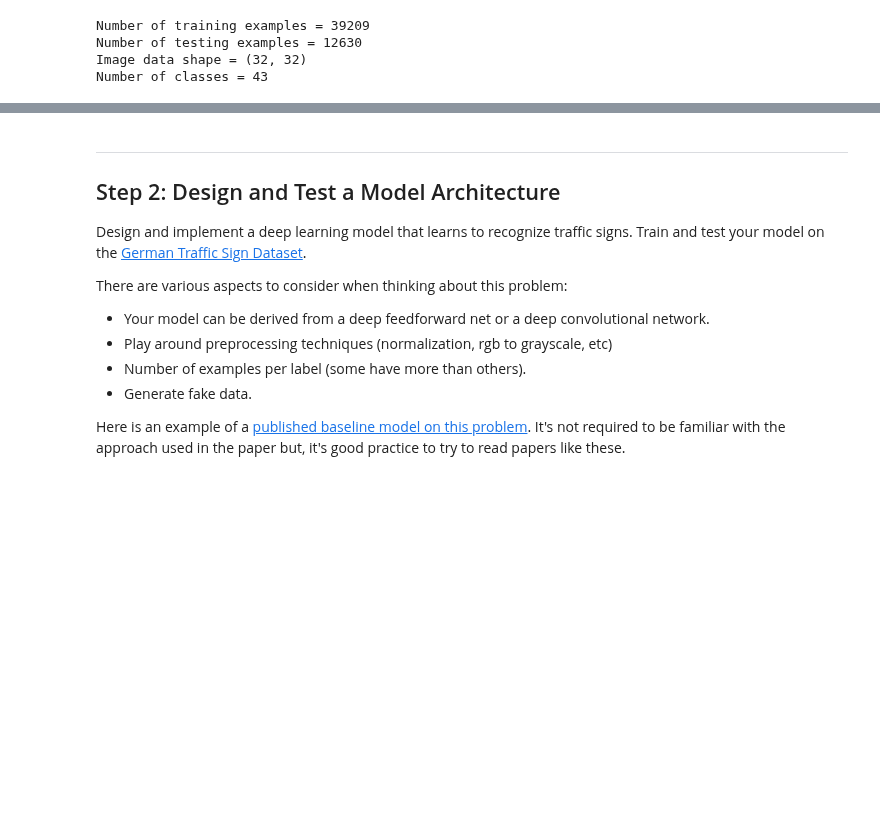
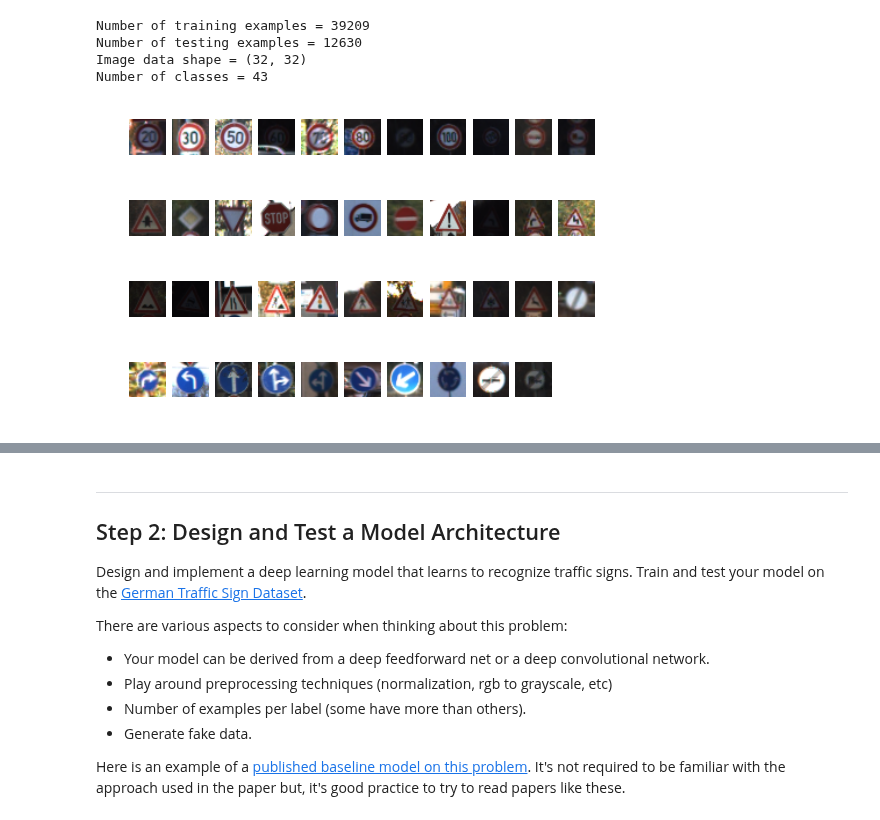
Before and after one commit to carlosgalvezp/Udacity-Self-Driving-Car-Nanodegree, a Jupyter notebook: term1/projects/CarND-TrafficSigns-P2/Traffic_Signs_Recognition.ipynb, the cells around one changed output, grey strips where cells are left out. Saved outputs shown, nothing was run; the diff lists cells and outputs as text; code cells hidden in the pictures; blank space fills up the shorter version.

Commit message:
Add more examples to Step 1

```diff
--- a/term1/projects/CarND-TrafficSigns-P2/Traffic_Signs_Recognition.ipynb
+++ b/term1/projects/CarND-TrafficSigns-P2/Traffic_Signs_Recognition.ipynb
@@ -106,0 +118,10 @@ Number of classes = 43
+# %%
+# Plot one example of the 43 different classes
+_, idx = np.unique(y_test, return_index=True)
+X_test_unique = X_test[idx, :, :, :]
+for i in range(0, len(idx)):
+    plt.subplot(4, 11, i+1)
+    plt.imshow(X_test_unique[i, :, :, :]);
+    plt.axis('off')
+# %% [output]
+[figure, added]
```
Also changed, not shown: parts of 8 cells of this notebook.
